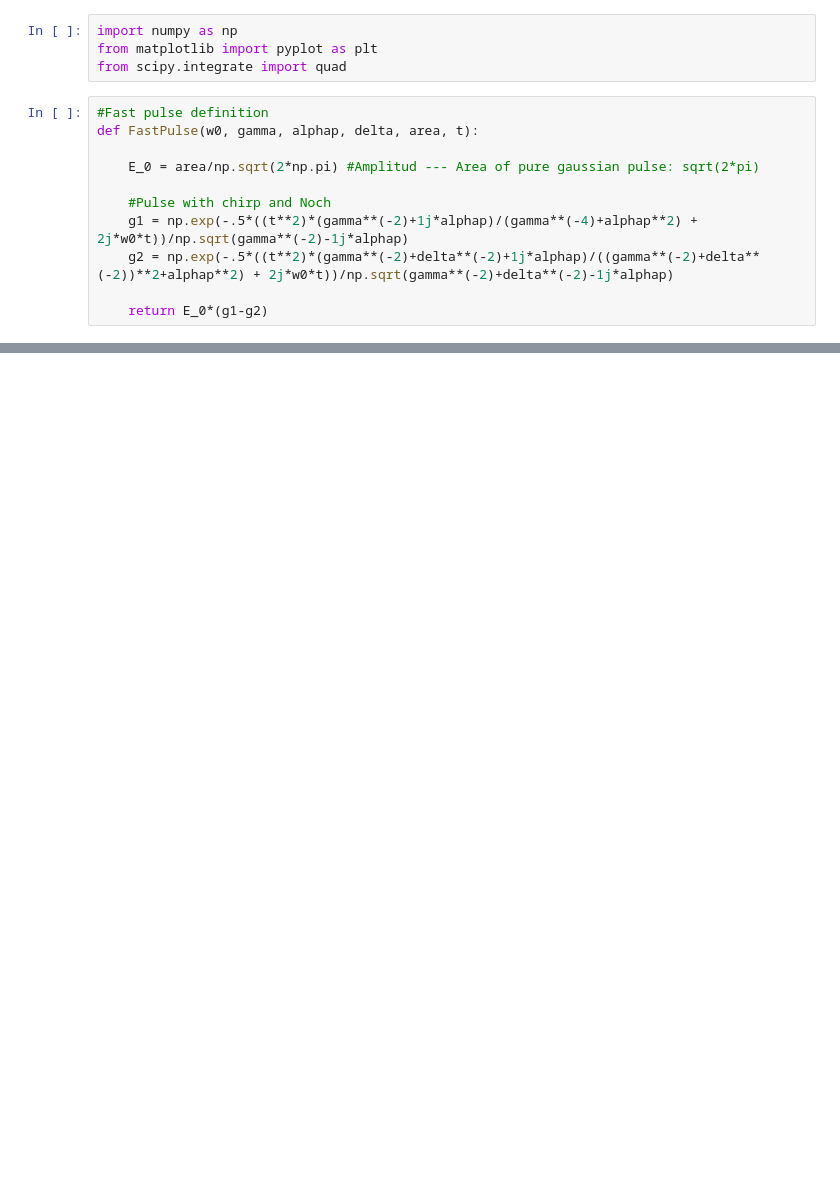
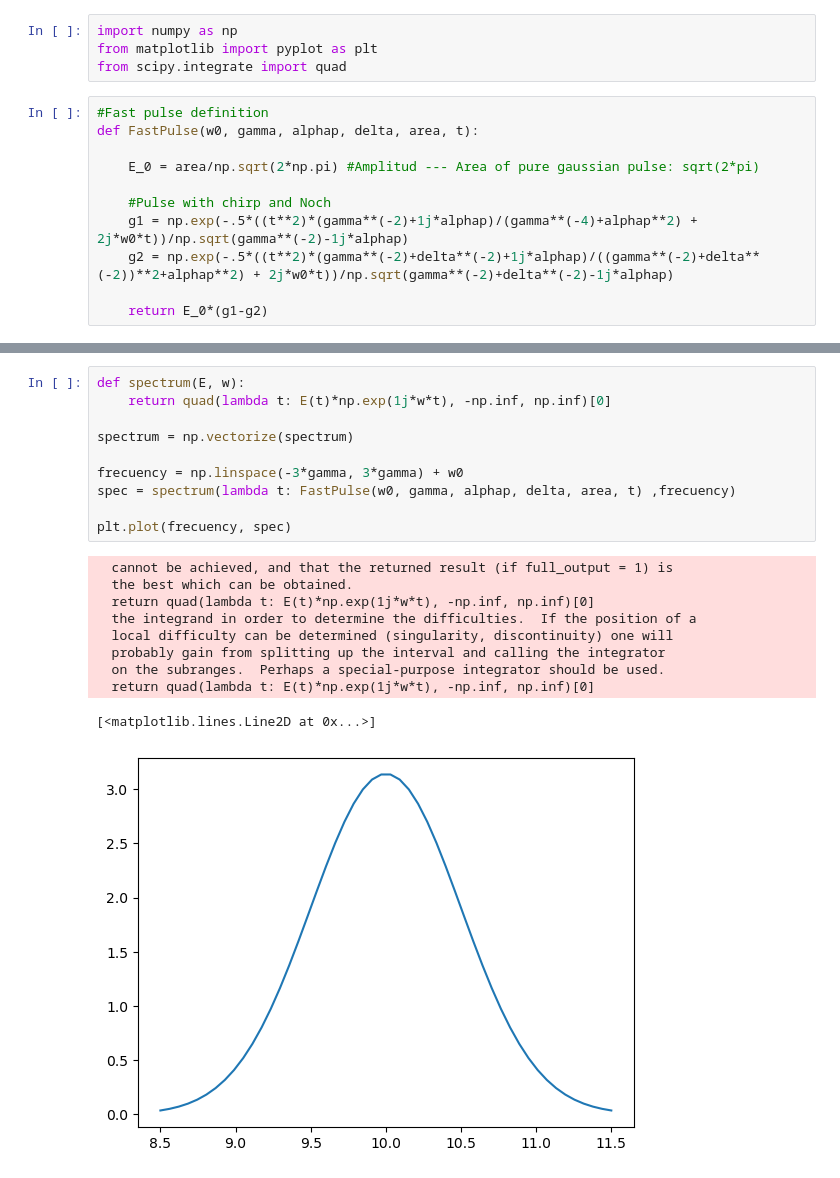
Before and after one commit to JuanSierra2003/hello-world, a Jupyter notebook: Pulses/pulses.ipynb, the cells around one changed output, grey strips where cells are left out. Drawn from its saved outputs; the diff is of its cells as text; blank space fills up the shorter version.

```diff
--- a/Pulses/pulses.ipynb
+++ b/Pulses/pulses.ipynb
@@ -84,0 +85,21 @@ plt.show()
+# %%
+def spectrum(E, w):
+    return quad(lambda t: E(t)*np.exp(1j*w*t), -np.inf, np.inf)[0]
+
+spectrum = np.vectorize(spectrum)
+
+frecuency = np.linspace(-3*gamma, 3*gamma) + w0
+spec = spectrum(lambda t: FastPulse(w0, gamma, alphap, delta, area, t) ,frecuency)
+
+plt.plot(frecuency, spec)
+# %% [output]
+  cannot be achieved, and that the returned result (if full_output = 1) is
+  the best which can be obtained.
+  return quad(lambda t: E(t)*np.exp(1j*w*t), -np.inf, np.inf)[0]
+  the integrand in order to determine the difficulties.  If the position of a
+  local difficulty can be determined (singularity, discontinuity) one will
+  probably gain from splitting up the interval and calling the integrator
+  on the subranges.  Perhaps a special-purpose integrator should be used.
+  return quad(lambda t: E(t)*np.exp(1j*w*t), -np.inf, np.inf)[0]
+[<matplotlib.lines.Line2D at 0x...>]
+[figure, added]
```
Also changed, not shown: parts of 6 cells of this notebook, 1 other file.
